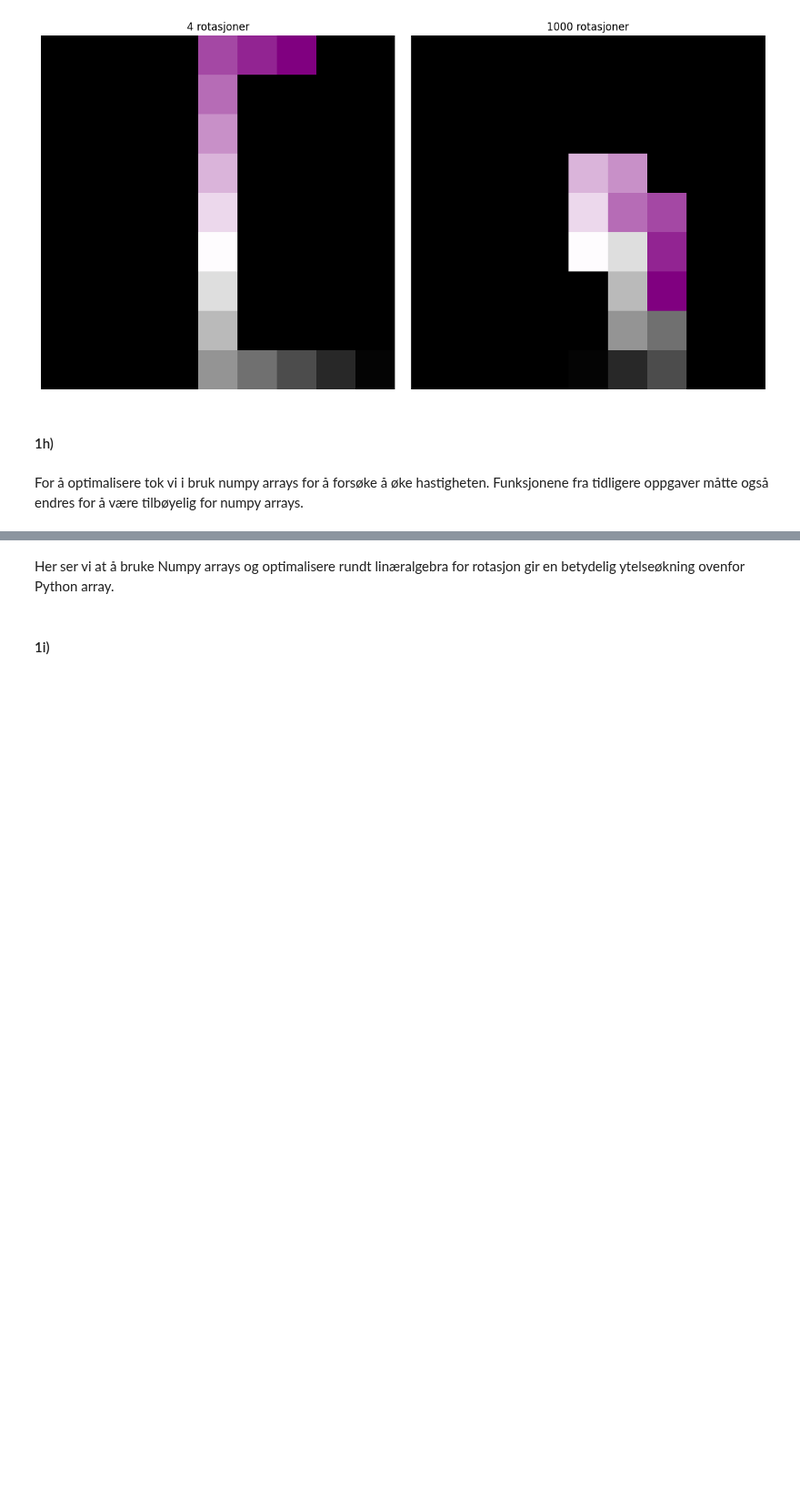
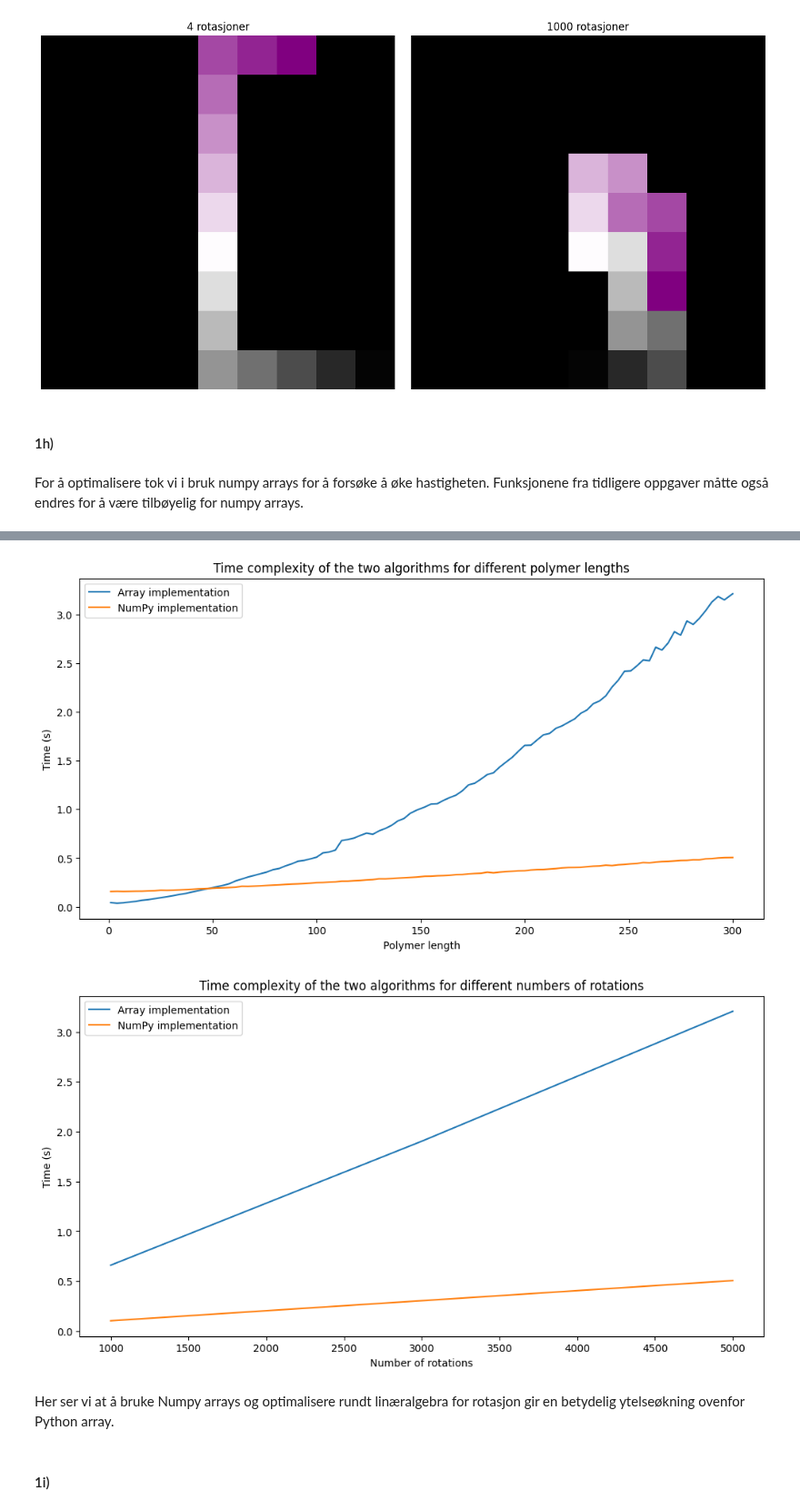
Before and after one commit to villi02/TMA4320-Introduksjon-til-vitenskapelige-beregninger-prosjekter, a Jupyter notebook: oppgave.ipynb, the cells around one changed output, grey strips where cells are left out. Shown at 91% size. Cells and saved outputs as stored; diff of their text form; code cells hidden in the pictures; blank space fills up the shorter version.

Commit message:
added methods and plots for runtime complexity for comparing optimized and non-optimized algorithm

```diff
--- a/oppgave.ipynb
+++ b/oppgave.ipynb
@@ -341,3 +349,35 @@ def get_time_complexity_series(function, N, Ns, h):
+# %%
+# plot the time complexity of the two algorithms
+polymer_length = 300
+h = 5
+Ns = 5000
+
+time_complexity_series_polymer_length_array, time_series_polymer_length = get_time_complexity_series_polymer_length(algorithm1_array, polymer_length, Ns, h)
+time_complexity_series_polymer_length_np, _ = get_time_complexity_series_polymer_length(algorithm1_optimized, polymer_length, Ns, h)
+
+time_complexity_series_rotations_array, time_series_rotations = get_time_complexity_series_rotations(algorithm1_array, polymer_length, Ns, h)
+time_complexity_series_rotations_np, _ = get_time_complexity_series_rotations(algorithm1_optimized, polymer_length, Ns, h)
+# %%
+plt.figure(figsize=(12, 6))
+plt.plot(time_series_polymer_length, time_complexity_series_polymer_length_array, label="Array implementation")
+plt.plot(time_series_polymer_length, time_complexity_series_polymer_length_np, label="NumPy implementation")
+plt.xlabel("Polymer length")
+plt.ylabel("Time (s)")
+plt.title("Time complexity of the two algorithms for different polymer lengths")
+plt.legend()
+plt.show()
+
+plt.figure(figsize=(12, 6))
+plt.plot(time_series_rotations, time_complexity_series_rotations_array, label="Array implementation")
+plt.plot(time_series_rotations, time_complexity_series_rotations_np, label="NumPy implementation")
+plt.xlabel("Number of rotations")
+plt.ylabel("Time (s)")
+plt.title("Time complexity of the two algorithms for different numbers of rotations")
+plt.legend()
+plt.show()
+# %% [output]
+[figure, added]
+[figure, added]
 # %% [markdown]
 Her ser vi at å bruke Numpy arrays og optimalisere rundt linæralgebra for rotasjon gir en betydelig ytelseøkning ovenfor Python array.
 # %% [markdown]
```
Also changed, not shown: parts of 1 cell of this notebook.
